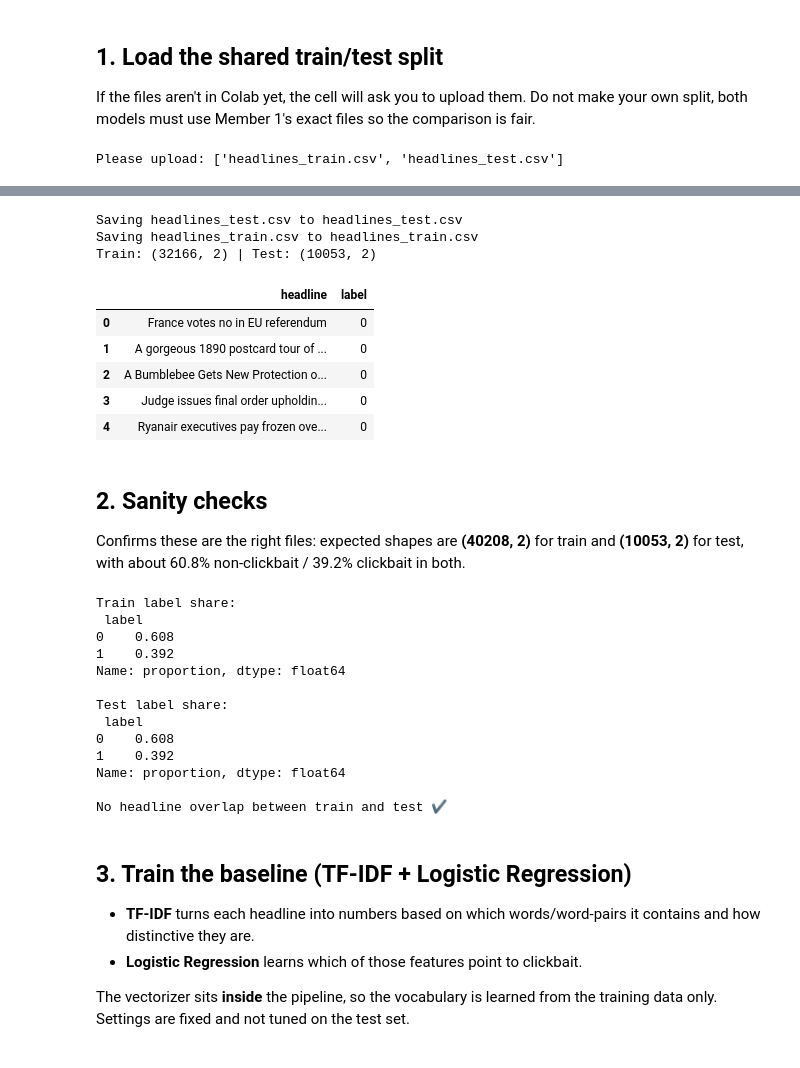
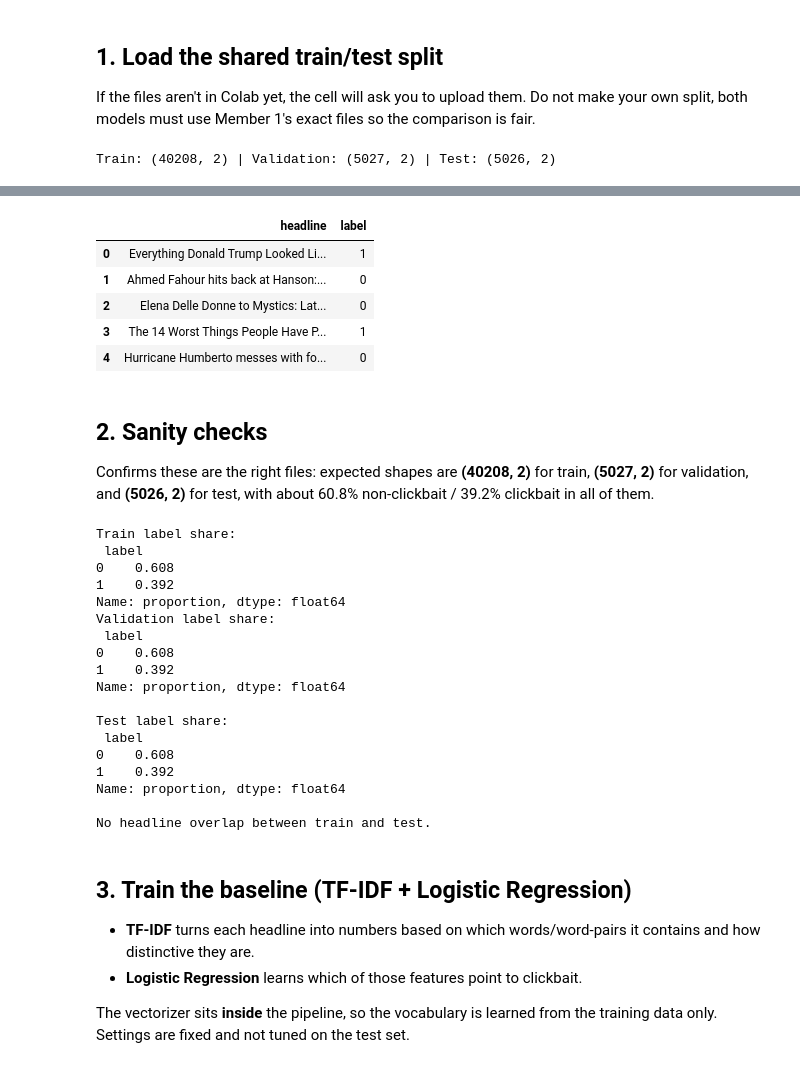
Before and after one commit to xbryan25/csc173-midterm, a Jupyter notebook: notebooks/02_tfidf_baseline.ipynb, the cells around one changed output, grey strips where cells are left out. Cells and saved outputs as stored; diff of their text form; code cells hidden in the pictures.

Commit message:
chore: update 01_data_prep.ipynb and 02_tfidf_baseline.ipynb

```diff
--- a/notebooks/02_tfidf_baseline.ipynb
+++ b/notebooks/02_tfidf_baseline.ipynb
@@ -23,9 +23,10 @@ from sklearn.metrics import (accuracy_score, precision_score, recall_score, f1_s
 
 pd.set_option("display.max_colwidth", 120)
 
-TRAIN_PATH = "headlines_train.csv"   # shared training split from Member 1
-TEST_PATH  = "headlines_test.csv"    # shared held-out test split from Member 1
-OUT_DIR    = "member2_results"       # every output file goes in this folder
+TRAIN_PATH = "headlines_train.csv"
+VALIDATION_PATH  = "headlines_validation.csv"
+TEST_PATH  = "headlines_test.csv"
+OUT_DIR    = "results/tfidf_lr"       # every output file goes in this folder
 SEED       = 42                      # fixed so results are reproducible
 os.makedirs(OUT_DIR, exist_ok=True)
 # %% [markdown]
@@ -33,16 +34,17 @@ os.makedirs(OUT_DIR, exist_ok=True)
 If the files aren't in Colab yet, the cell will ask you to upload them. Do not make your own split,
  both models must use Member 1's exact files so the comparison is fair.
 # %%
-missing = [p for p in (TRAIN_PATH, TEST_PATH) if not os.path.exists(p)]
+missing = [p for p in (TRAIN_PATH, TEST_PATH, VALIDATION_PATH) if not os.path.exists(p)]
 if missing:
     from google.colab import files
     print("Please upload:", missing)
     files.upload()
 
-# utf-8-sig because Member 1 saved the files with a BOM (so Excel shows text correctly)
+# utf-8-sig because the previous notebook saved the files with a BOM (so Excel shows text correctly)
 train_df = pd.read_csv(TRAIN_PATH, encoding="utf-8-sig")
+validation_df  = pd.read_csv(VALIDATION_PATH,  encoding="utf-8-sig")
 test_df  = pd.read_csv(TEST_PATH,  encoding="utf-8-sig")
-print("Train:", train_df.shape, "| Test:", test_df.shape)
+print("Train:", train_df.shape, "| Validation:", validation_df.shape, "| Test:", test_df.shape)
 train_df.head()
 # %% [output]
-Please upload: ['headlines_train.csv', 'headlines_test.csv']
+Train: (40208, 2) | Validation: (5027, 2) | Test: (5026, 2)
@@ -50,33 +51,37 @@ Please upload: ['headlines_train.csv', 'headlines_test.csv']
-Saving headlines_test.csv to headlines_test.csv
-Saving headlines_train.csv to headlines_train.csv
-Train: (32166, 2) | Test: (10053, 2)
 |  | headline | label |
-| 0 | France votes no in EU referendum | 0 |
-| 1 | A gorgeous 1890 postcard tour of ... | 0 |
-| 2 | A Bumblebee Gets New Protection o... | 0 |
-| 3 | Judge issues final order upholdin... | 0 |
-| 4 | Ryanair executives pay frozen ove... | 0 |
+| 0 | Everything Donald Trump Looked Li... | 1 |
+| 1 | Ahmed Fahour hits back at Hanson:... | 0 |
+| 2 | Elena Delle Donne to Mystics: Lat... | 0 |
+| 3 | The 14 Worst Things People Have P... | 1 |
+| 4 | Hurricane Humberto messes with fo... | 0 |
 # %% [markdown]
 ## 2. Sanity checks
-Confirms these are the right files: expected shapes are **(40208, 2)** for train and **(10053, 2)** for test, with about 60.8% non-clickbait / 39.2% clickbait in both.
+Confirms these are the right files: expected shapes are **(40208, 2)** for train, **(5027, 2)** for validation, and **(5026, 2)** for test, with about 60.8% non-clickbait / 39.2% clickbait in all of them.
 # %%
-for name, d in (("train", train_df), ("test", test_df)):
+for name, d in (("train", train_df), ("validation", test_df), ("test", test_df)):
     assert list(d.columns[:2]) == ["headline", "label"], f"{name}: unexpected columns {list(d.columns)}"
     assert d["headline"].notna().all(), f"{name}: missing headlines"
     assert d["label"].isin([0, 1]).all(), f"{name}: labels must be 0/1"
 
 print("Train label share:\n", train_df["label"].value_counts(normalize=True).round(3))
+print("Validation label share:\n", validation_df["label"].value_counts(normalize=True).round(3))
 print("\nTest label share:\n", test_df["label"].value_counts(normalize=True).round(3))
 
 # No headline may appear in both splits (that would leak test data into training)
-assert not set(train_df["headline"]) & set(test_df["headline"]), "Leakage: headline in both splits!"
-print("\nNo headline overlap between train and test ✔")
+assert not set(train_df["headline"]) & set(validation_df["headline"]) & set(test_df["headline"]), "Leakage: headline in splits!"
+print("\nNo headline overlap between train and test.")
 
 # Separate the text (X) from the answer (y)
 X_train, y_train = train_df["headline"].astype(str), train_df["label"].astype(int)
+X_validation, y_validation = validation_df["headline"].astype(str), validation_df["label"].astype(int)
 X_test,  y_test  = test_df["headline"].astype(str),  test_df["label"].astype(int)
 # %% [output]
 Train label share:
+ label
+0    0.608
+1    0.392
+Name: proportion, dtype: float64
+Validation label share:
  label
 0    0.608
 1    0.392
@@ -88,7 +93,7 @@ Test label share:
 1    0.392
 Name: proportion, dtype: float64
 
-No headline overlap between train and test ✔
+No headline overlap between train and test.
 # %% [markdown]
 ## 3. Train the baseline (TF-IDF + Logistic Regression)
 - **TF-IDF** turns each headline into numbers based on which words/word-pairs it contains and how distinctive they are.
```
Also changed, not shown: parts of 9 cells of this notebook, 1 other file.
